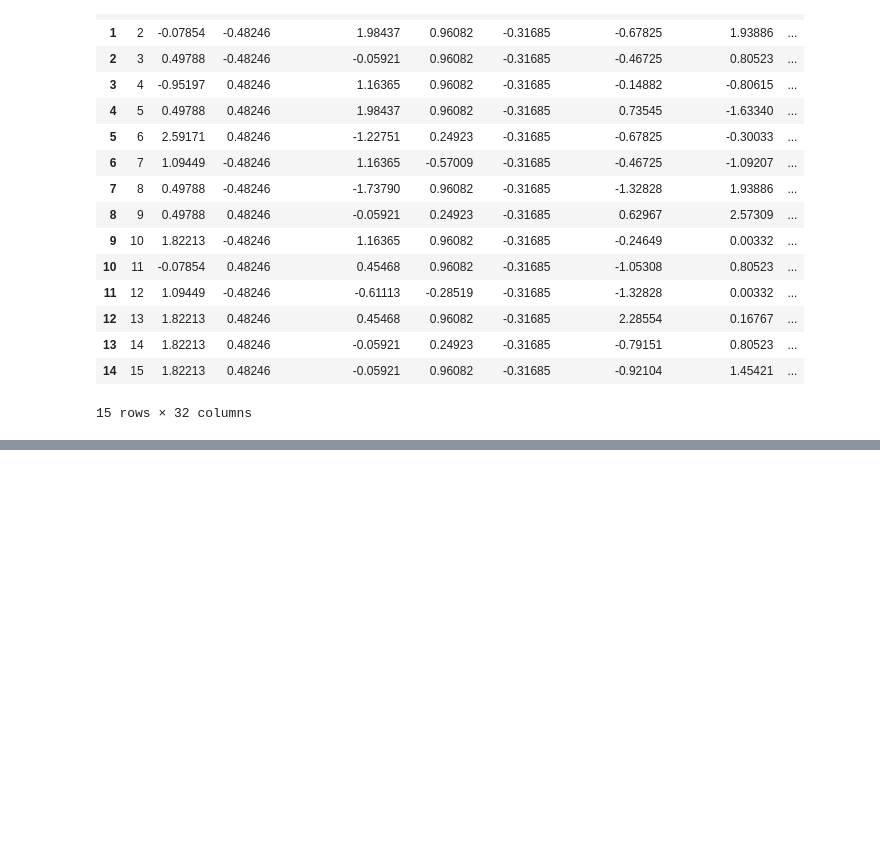
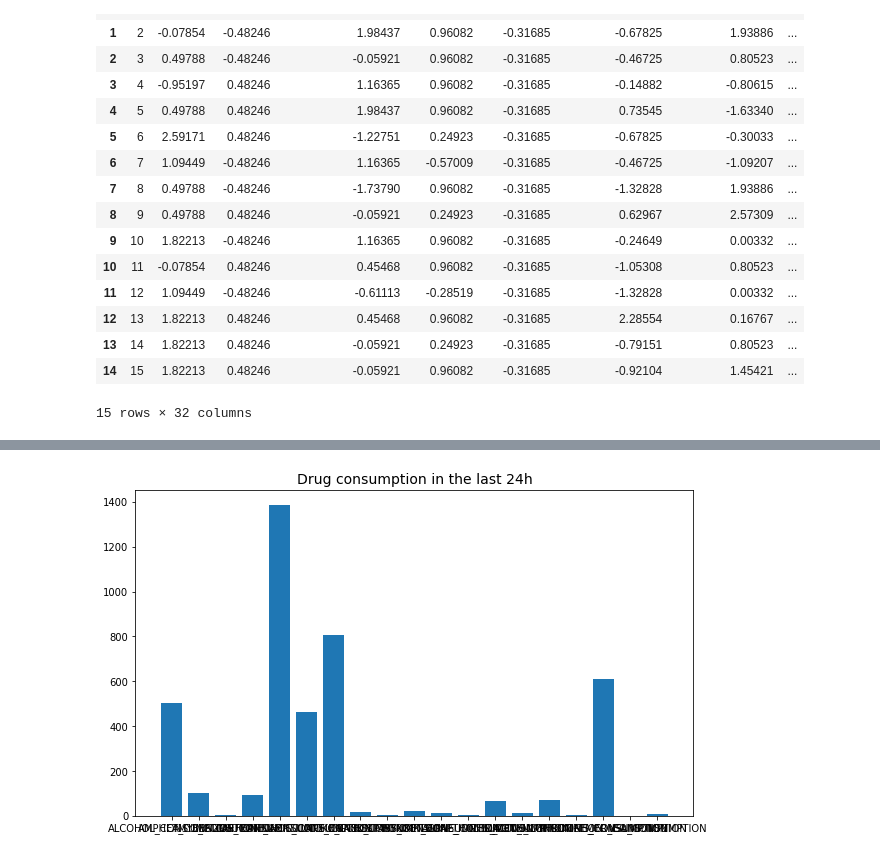
Before and after one commit to m-cheicki/data-viz_drug_consumption, a Jupyter notebook: analysis.ipynb, the cells around one changed output, grey strips where cells are left out. Cells and saved outputs as stored; diff of their text form; code cells hidden in the pictures; blank space fills up the shorter version.

```diff
--- a/analysis.ipynb
+++ b/analysis.ipynb
@@ -209,0 +239,27 @@ You should consider upgrading via the '/opt/venv/bin/python -m pip install --upg
+# %%
+all_drugs = []
+all_drugs.append(alcohol_consumption)
+all_drugs.append(amphet_consumption)
+all_drugs.append(amyl_consumption)
+all_drugs.append(benzos_consumption)
+all_drugs.append(caffeine_consumption)
+all_drugs.append(cannabis_consumption)
+all_drugs.append(chocolate_consumption)
+all_drugs.append(coke_consumption)
+all_drugs.append(crack_consumption)
+all_drugs.append(ecstasy_consumption)
+all_drugs.append(heroin_consumption)
+all_drugs.append(ketamine_consumption)
+all_drugs.append(legal_highs_consumption)
+all_drugs.append(lsd_consumption)
+all_drugs.append(meth_consumption)
+all_drugs.append(magic_mushrooms_consumption)
+all_drugs.append(nicotine_consumption)
+all_drugs.append(semer_consumption)
+all_drugs.append(vsa_consumption)
+# %%
+all_drugs_labels = [all_drugs[i].name for i in range(len(all_drugs))]
+last_24h = [all_drugs[i][-1] for i in range(len(all_drugs))]
+never_consumed = [all_drugs[i][0] for i in range(len(all_drugs))]
+
+# never_consumed_any_drug = None
@@ -209,0 +270,7 @@ You should consider upgrading via the '/opt/venv/bin/python -m pip install --upg
+# %%
+pie, ax = plt.subplots(figsize=[10,6])
+plt.bar(all_drugs_labels, last_24h)
+plt.title("Drug consumption in the last 24h", fontsize=14);
+#pie.savefig("charts/CountryRepartition.png")
+# %% [output]
+[figure, added]
```
Also changed, not shown: parts of 21 cells of this notebook, 3 other files.
